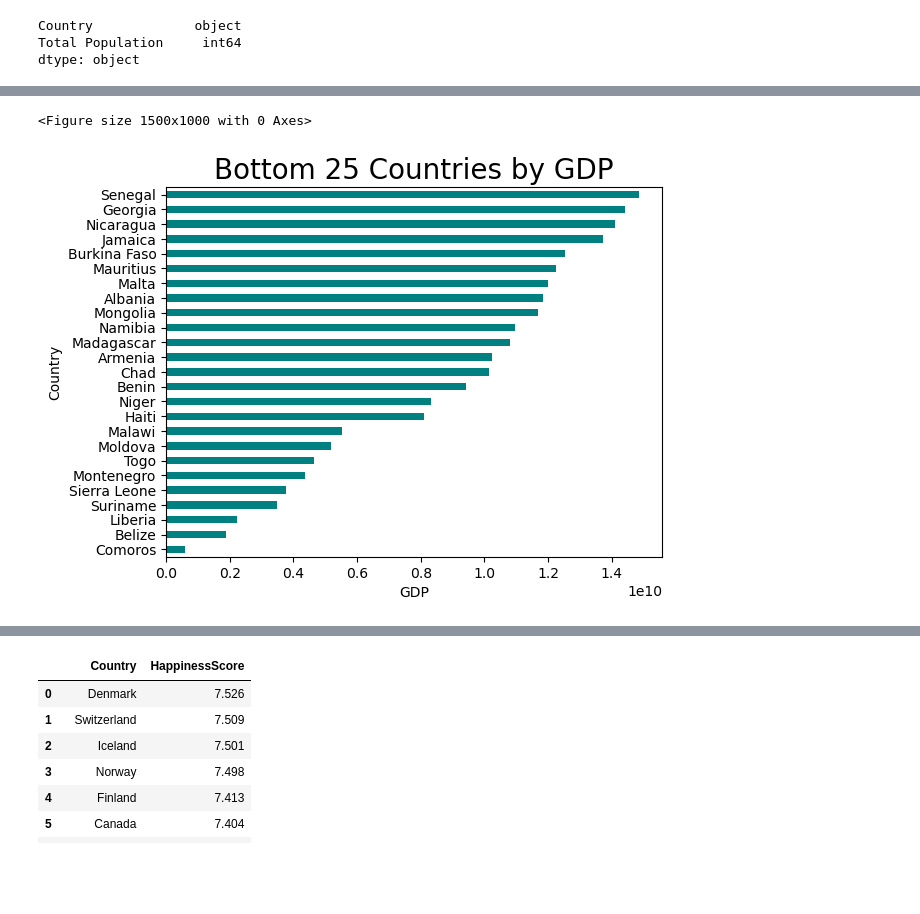
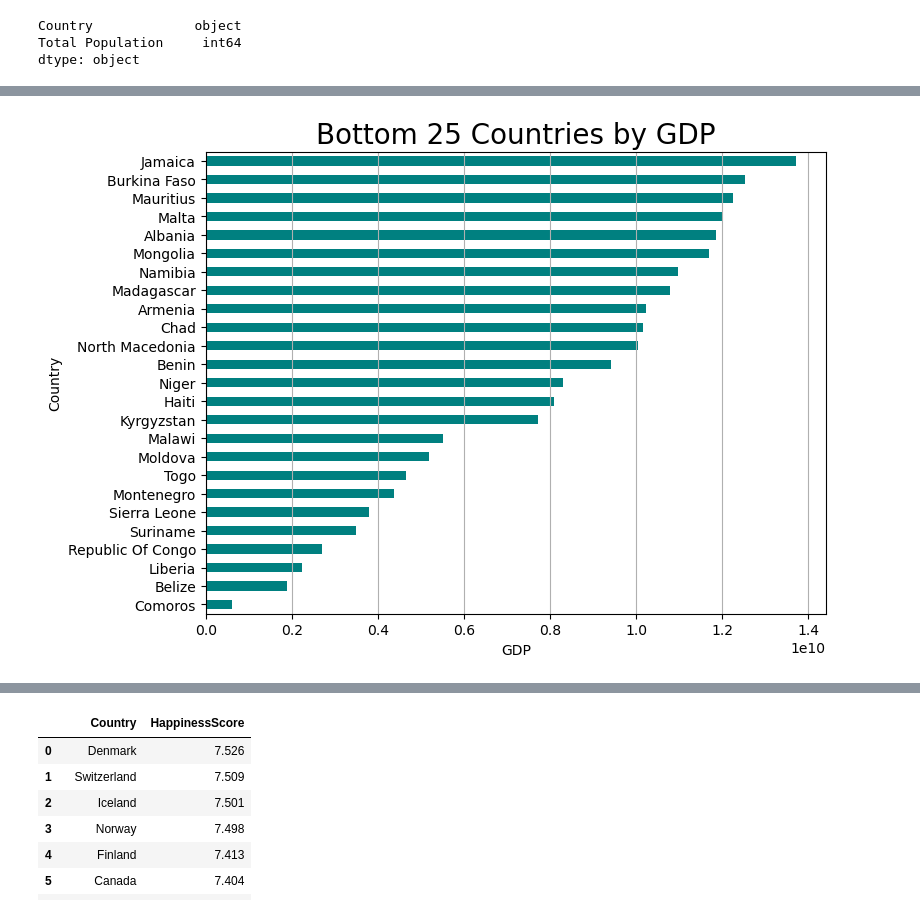
Before and after one commit to mattcaseycpa/project1, a Jupyter notebook: project.ipynb, the cells around one changed output, grey strips where cells are left out. Drawn from its saved outputs; the diff is of its cells as text; code cells hidden in the pictures; blank space fills up the shorter version.

```diff
--- a/project.ipynb
+++ b/project.ipynb
@@ -104,6 +179,6 @@ pop_data_2018.head()
 # %%
 pop_data_2018["Total Population"]=pop_data_2018["Total Population"].str.replace(",","")
-pop_data_2018["Total Population"] = pop_data_2018["Total Population"].astype("int")
+pop_data_2018["Total Population"] = pop_data_2018["Total Population"].astype("int64")
 pop_data_2018.dtypes
 # %% [output]
 Country             object
@@ -130,0 +262,23 @@ merged_data
+# %%
+left_list = [
+    "Bosnia and Herzegovina", "Dem. Rep. Congo", "Kyrgyzstan", "Macedonia", "Rep. Congo",
+    "Russian Federation", "Slovakia", "Syria", "Trinidad and Tobago", "United Arab Emirates"
+]
+
+right_list = [
+    "Bosnia", "Democratic Republic Of Congo", "Kyrgyz Republic", "North Macedonia",
+    "Republic Of Congo", "Russia", "Slovak Republic", "Syrian Arab Republic",
+    "Trinidad And Tobago", "UAE"
+]
+
+fix_list = [
+    "L", "L", "R", "L", "L", "L", "R", "R", "R", "R"
+]
+
+zipped = zip(left_list, right_list, fix_list)
+
+for item in zipped:
+    if item[2] == "L":
+        data_df.loc[data_df["Country"] == item[0], "Country"] = item[1]
+    else:
+        pop_data_2018.loc[pop_data_2018["Country"] == item[1], "Country"] = item[0]
@@ -130,0 +287,6 @@ merged_data
+# %%
+merged_data = pop_data_2018.merge(data_df,
+                                  how = "inner",
+                                  on = "Country"
+                                  )
+merged_data.head()
@@ -210,6 +369,6 @@ plt.show()
 first by regional averages, then by country
 # %%
 #Analysing GDP
-gdp_df=merged_data_complete[["Country","Region","GDP","Hemisphere","HappinessScore"]].copy()
+gdp_df=merged_data_complete[["Country","Region","GDP", "Hemisphere"]].copy()
 gdp_df
 # %% [output]
@@ -341,15 +498,20 @@ gdp.head(25)
 # %%
 #Bottom 25 countries by GDP
-plt.figure(figsize=(15, 10))
+#plt.figure(figsize=(20, 10))
 smallest_25_countries = gdp_df.nsmallest(25, 'GDP')
-smallest_25_countries.plot(kind='barh', x='Country', y='GDP', color='teal', legend=False)
+smallest_25_countries.plot(kind='barh',
+                           x='Country',
+                           y='GDP',
+                           color='teal',
+                           legend=False,
+                           figsize=(8, 6)
+                          )
 plt.title('Bottom 25 Countries by GDP', fontsize=20)
 plt.xlabel('GDP')
 plt.ylabel('Country')
-
+plt.grid(axis = "x", zorder=0)
 
 plt.savefig("output_data/GDP_HDI/Bottom_GDP.png", bbox_inches='tight')
 plt.show()
 # %% [output]
-<Figure size 1500x1000 with 0 Axes>
-[figure, old version]
+[figure, new version]
```
Also changed, not shown: parts of 66 cells of this notebook, 26 other files.
